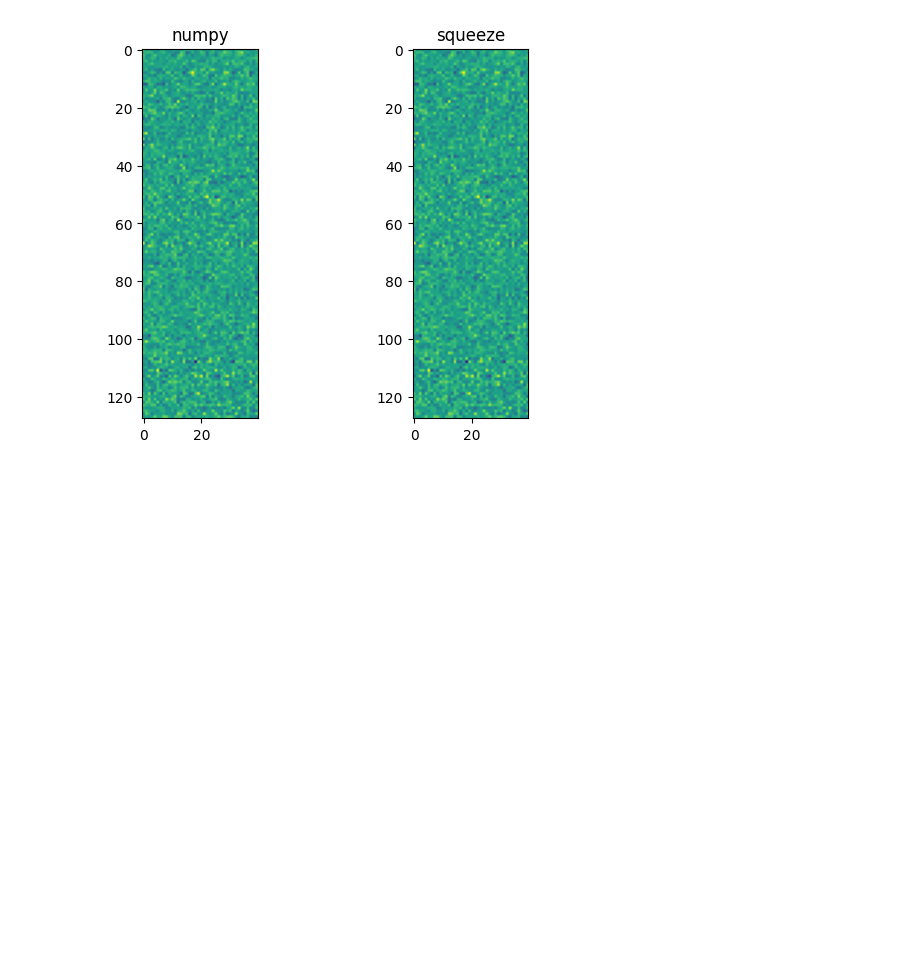
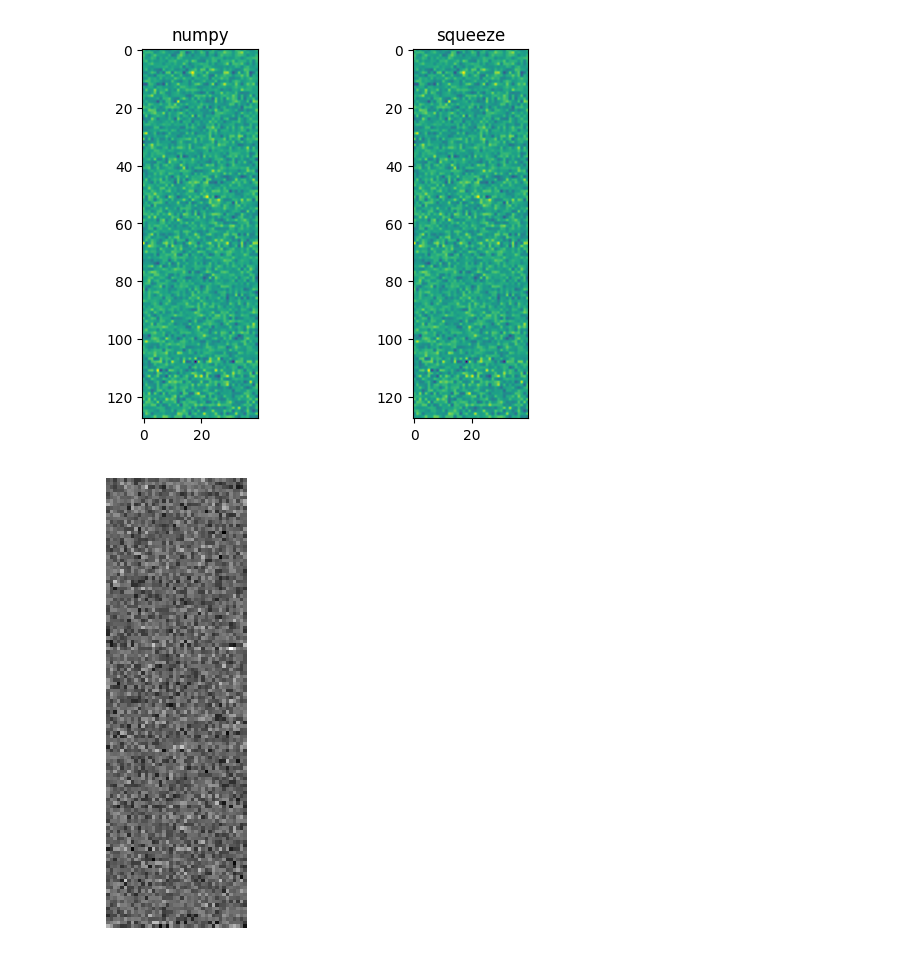
Before and after one commit to nonodev96/RNA_SI, a Jupyter notebook: scripts/test.ipynb, the cells around one changed output. Saved outputs shown, nothing was run; the diff lists cells and outputs as text; code cells hidden in the pictures; blank space fills up the shorter version.

```diff
--- a/scripts/test.ipynb
+++ b/scripts/test.ipynb
@@ -173,3 +173,17 @@ show_images(
 )
 # %% [output]
 [figure]
+# %%
+import torchshow as ts
+import torch
+from torch import nn
+
+m = nn.Bilinear(20, 30, 40)
+input1 = torch.randn(128, 20)
+input2 = torch.randn(128, 30)
+output = m(input1, input2)
+
+ts.set_color_mode('rgb')
+ts.show(output,  unnormalize='imagenet')
+# %% [output]
+[figure, added]
```
